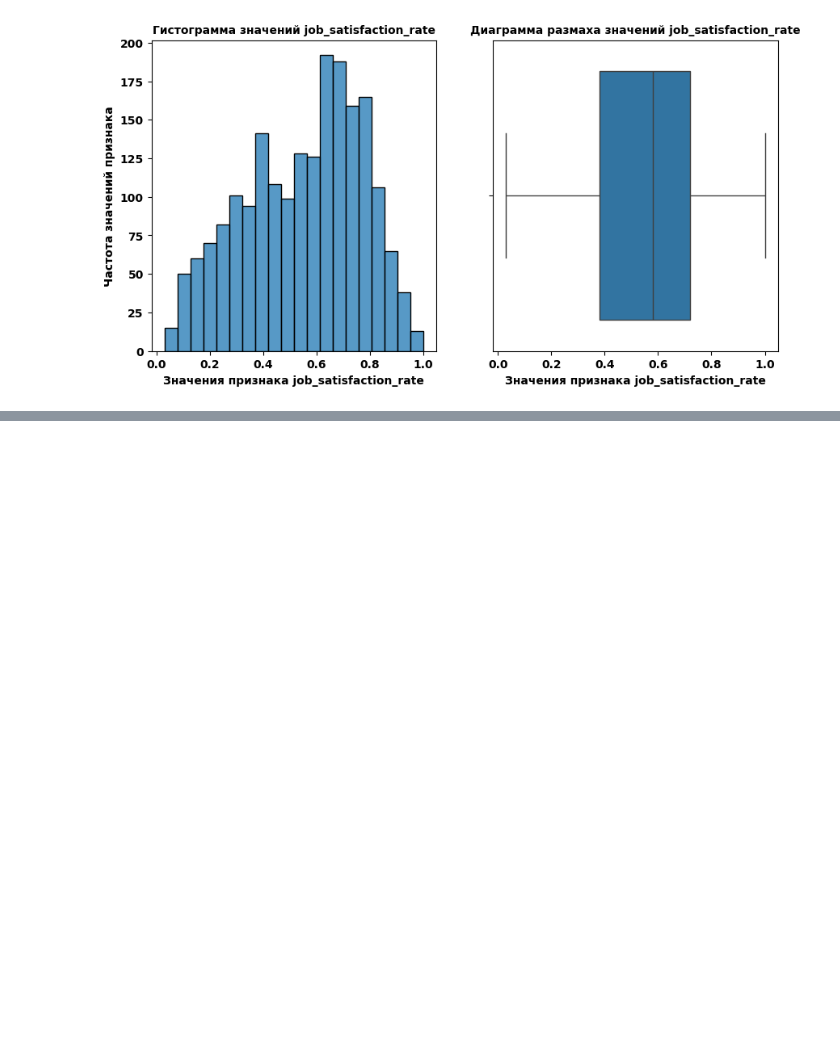
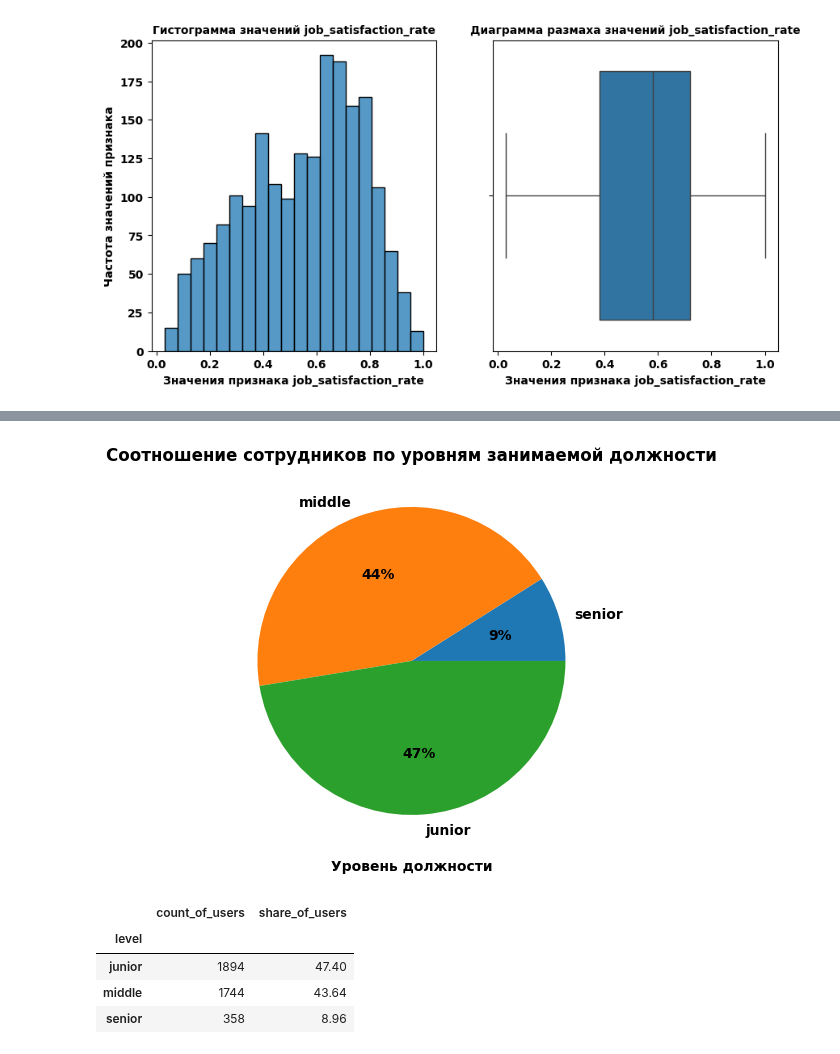
Before and after one commit to MrKostas/YandexPractikum_projects, a Jupyter notebook: notebooks/EighthPetProject_MainProject2.ipynb, the cells around one changed output, grey strips where cells are left out. Cells and saved outputs as stored; diff of their text form; code cells hidden in the pictures; blank space fills up the shorter version.

```diff
--- a/notebooks/EighthPetProject_MainProject2.ipynb
+++ b/notebooks/EighthPetProject_MainProject2.ipynb
@@ -354,0 +609,10 @@ None
+# %%
+# построение пай-чарта по соотношению сотрудников в контексте занимаемой должности
+display_info(train_data, 'level', 'Соотношение сотрудников по уровням занимаемой должности', 'Уровень должности', 'pie')
+# %% [output]
+[figure, added]
+|  | count_of_users | share_of_users |
+| level |  |  |
+| junior | 1894 | 47.40 |
+| middle | 1744 | 43.64 |
+| senior | 358 | 8.96 |
```
Also changed, not shown: parts of 35 cells of this notebook.
